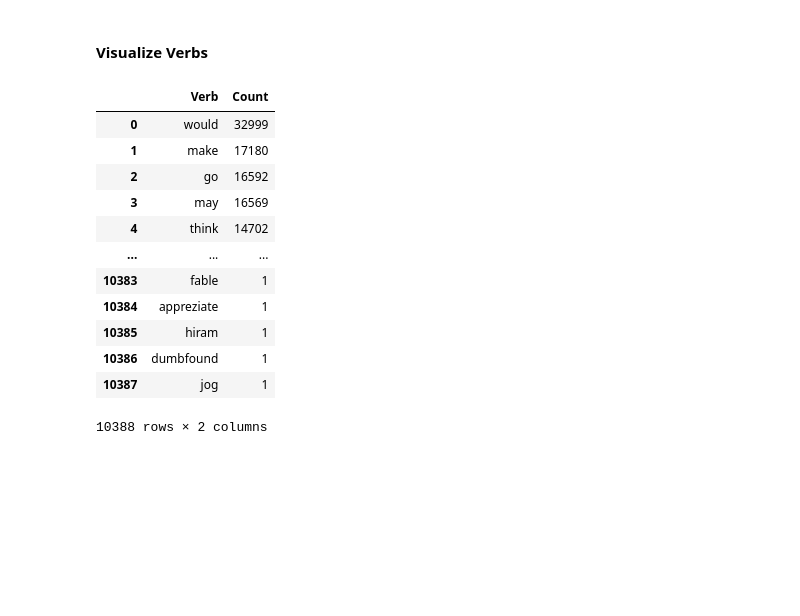
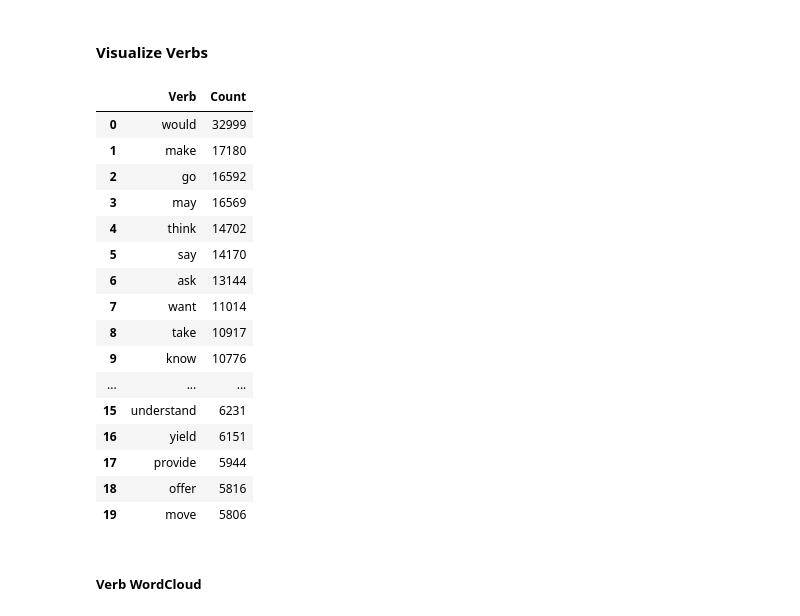
Before and after one commit to asumpon/edgar-challenge-4, a Jupyter notebook: ProblemSetPartsOfSpeech.ipynb, the cells around one changed output. Saved outputs shown, nothing was run; the diff lists cells and outputs as text; code cells hidden in the pictures; blank space fills up the shorter version.

```diff
--- a/ProblemSetPartsOfSpeech.ipynb
+++ b/ProblemSetPartsOfSpeech.ipynb
@@ -520,22 +544,28 @@ for word in list(count_verbs):
     if word in stop:
         del count_verbs[word]
 # %%
-verbDF = pd.DataFrame.from_records(count_verbs.most_common(), columns=['Verb','Count'])
+verbDF = pd.DataFrame.from_records(count_verbs.most_common(20), columns=['Verb','Count'])
 verbDF
 # %% [output]
 |  | Verb | Count |
 | 0 | would | 32999 |
 | 1 | make | 17180 |
 | 2 | go | 16592 |
 | 3 | may | 16569 |
 | 4 | think | 14702 |
+| 5 | say | 14170 |
+| 6 | ask | 13144 |
+| 7 | want | 11014 |
+| 8 | take | 10917 |
+| 9 | know | 10776 |
 | ... | ... | ... |
-| 10383 | fable | 1 |
-| 10384 | appreziate | 1 |
-| 10385 | hiram | 1 |
-| 10386 | dumbfound | 1 |
-| 10387 | jog | 1 |
+| 15 | understand | 6231 |
+| 16 | yield | 6151 |
+| 17 | provide | 5944 |
+| 18 | offer | 5816 |
+| 19 | move | 5806 |
-10388 rows × 2 columns
+# %% [markdown]
+##### Verb WordCloud
 # %%
 wc = WordCloud(background_color="white",width=1000,height=1000, max_words=100,relative_scaling=0.5,normalize_plurals=False).generate_from_frequencies(count_verbs)
 plt.imshow(wc)
```
Also changed, not shown: parts of 12 cells of this notebook, 1 other file.
